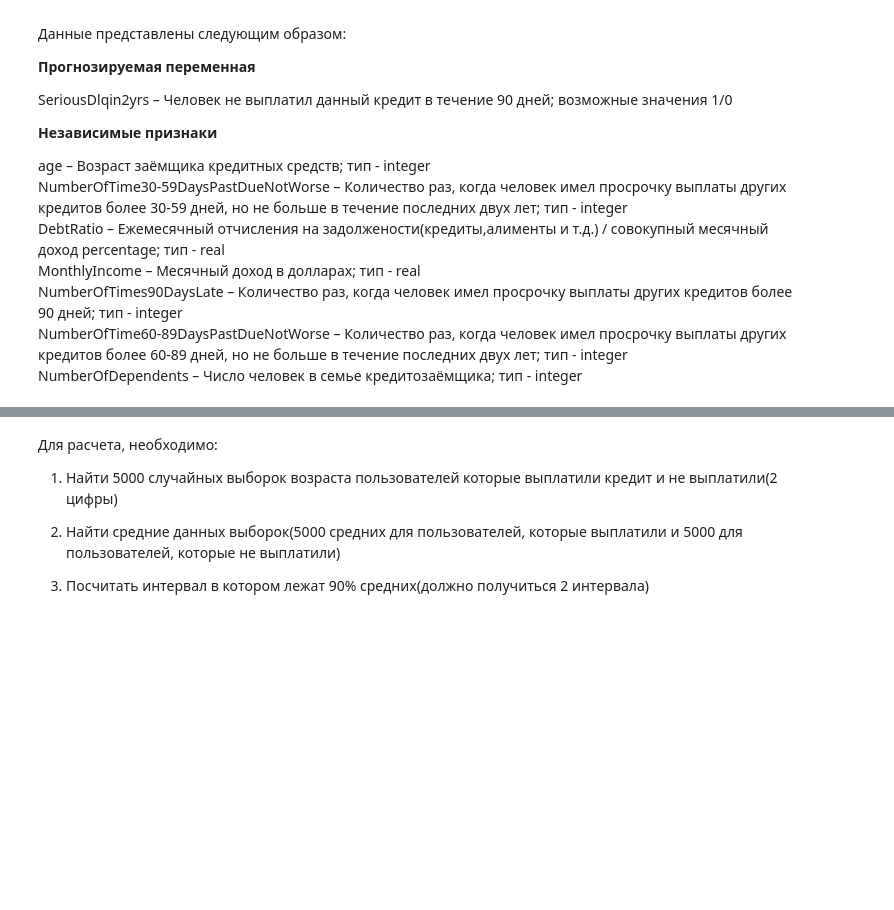
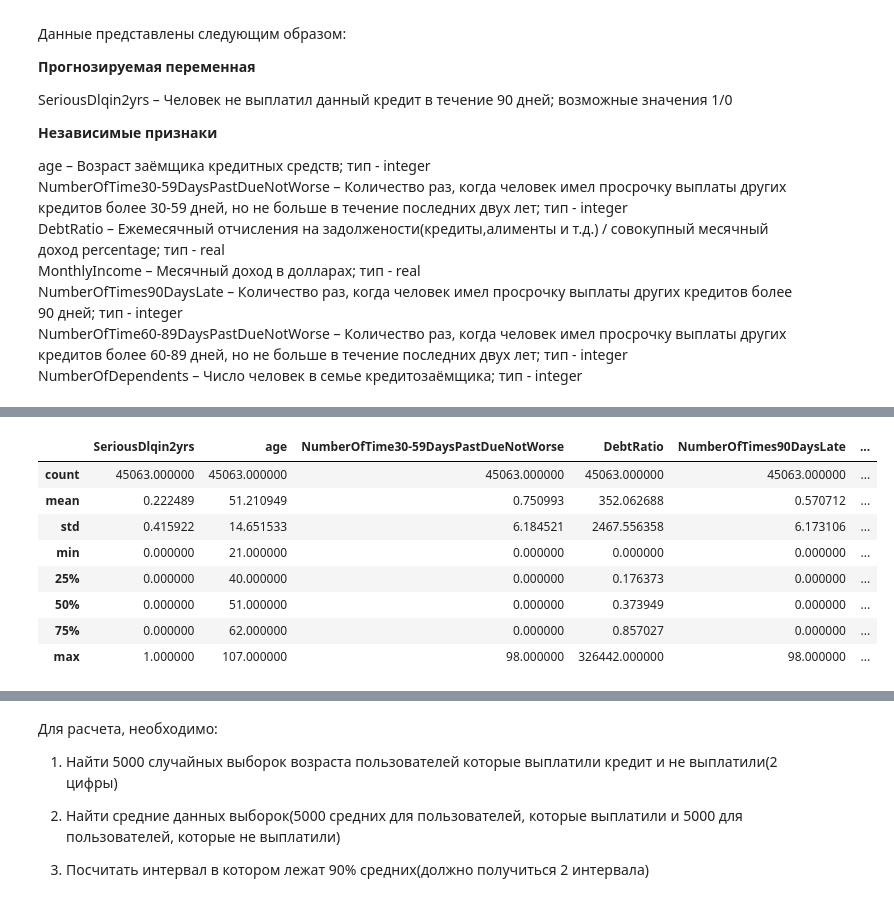
Before and after one commit to Afsent/Nordic_IT_School, a Jupyter notebook: ML/HW30/HW30_Bagging.ipynb, the cells around one changed output, grey strips where cells are left out. Cells and saved outputs as stored; diff of their text form; code cells hidden in the pictures; blank space fills up the shorter version.

```diff
--- a/ML/HW30/HomeWork30.ipynb
+++ b/ML/HW30/HW30_Bagging.ipynb
@@ -61,0 +114,12 @@ NumberOfDependents – Число человек в семье кредитоз
+# %%
+df.describe()
+# %% [output]
+|  | SeriousDlqin2yrs | age | NumberOfTime30-59DaysPastDueNotWorse | DebtRatio | NumberOfTimes90DaysLate | ... |
+| count | 45063.000000 | 45063.000000 | 45063.000000 | 45063.000000 | 45063.000000 | ... |
+| mean | 0.222489 | 51.210949 | 0.750993 | 352.062688 | 0.570712 | ... |
+| std | 0.415922 | 14.651533 | 6.184521 | 2467.556358 | 6.173106 | ... |
+| min | 0.000000 | 21.000000 | 0.000000 | 0.000000 | 0.000000 | ... |
+| 25% | 0.000000 | 40.000000 | 0.000000 | 0.176373 | 0.000000 | ... |
+| 50% | 0.000000 | 51.000000 | 0.000000 | 0.373949 | 0.000000 | ... |
+| 75% | 0.000000 | 62.000000 | 0.000000 | 0.857027 | 0.000000 | ... |
+| max | 1.000000 | 107.000000 | 98.000000 | 326442.000000 | 98.000000 | ... |
```
Also changed, not shown: parts of 23 cells of this notebook.
